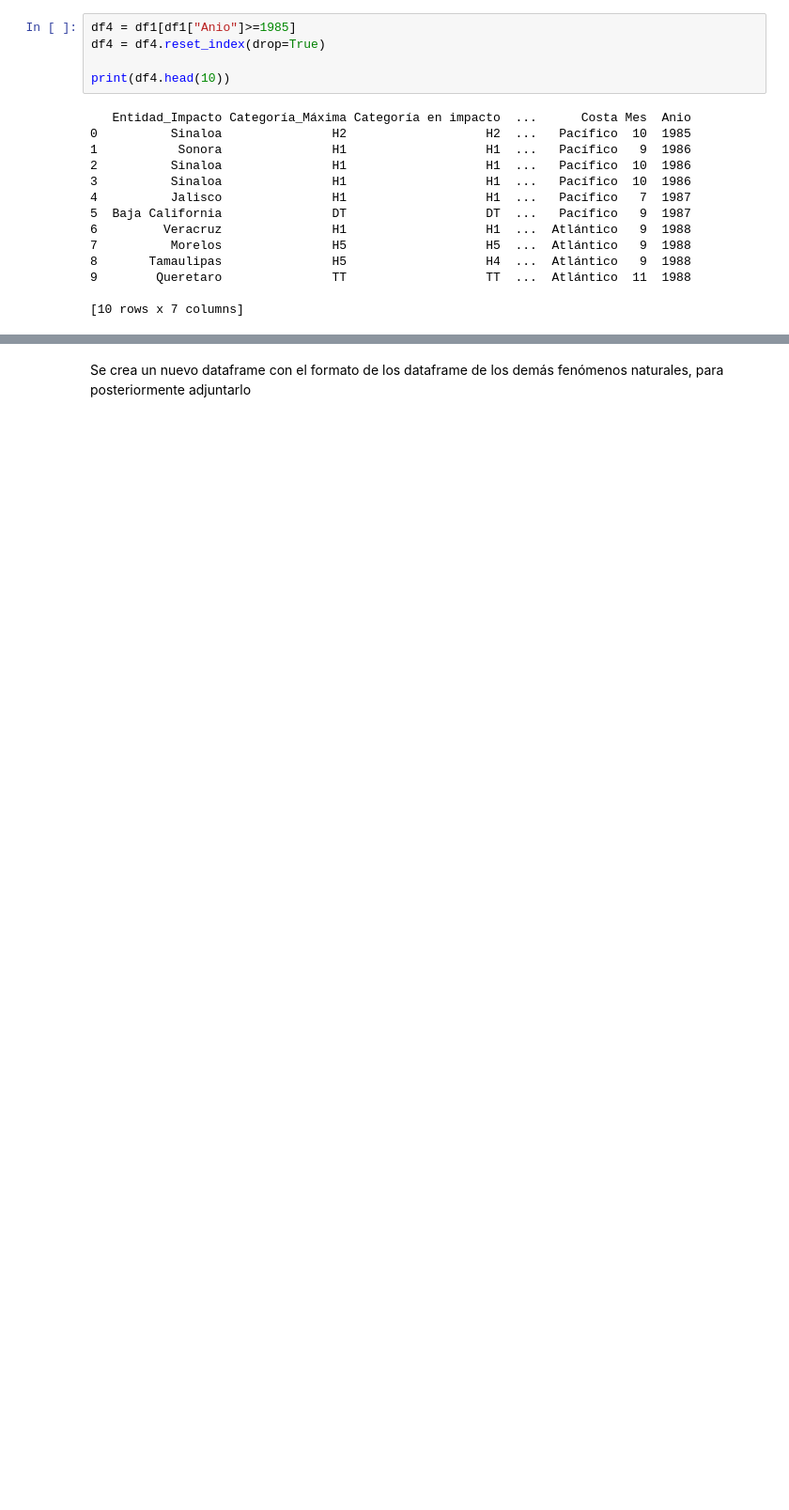
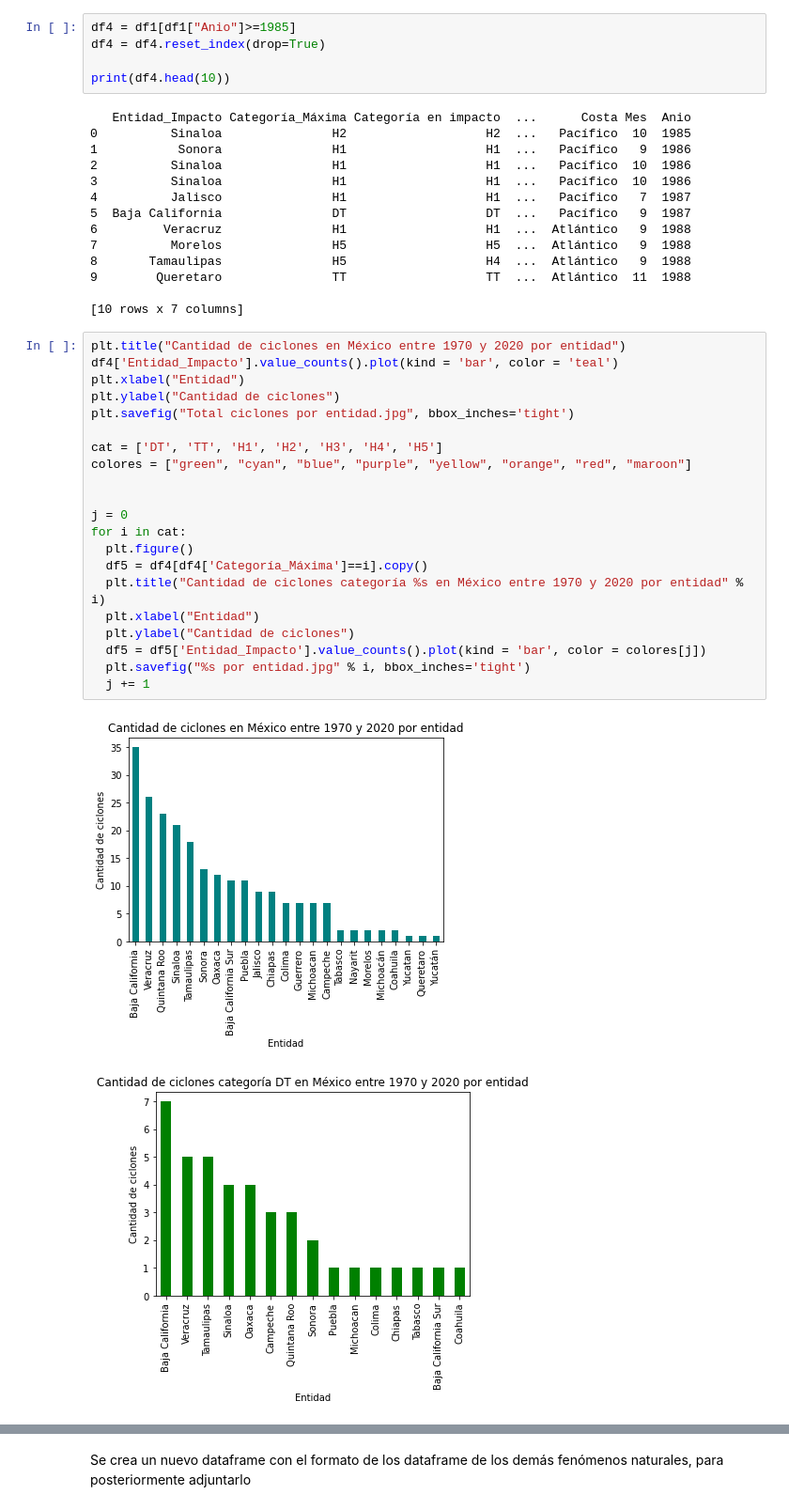
Before and after one commit to AdrianDiazGaxiola/Proyecto-Final, a Jupyter notebook: Ciclones.ipynb, the cells around one changed output, grey strips where cells are left out. Shown at 94% size. Saved outputs shown, nothing was run; the diff lists cells and outputs as text; blank space fills up the shorter version.

```diff
--- a/Ciclones.ipynb
+++ b/Ciclones.ipynb
@@ -264,3 +244,27 @@ print(df4.head(10))
 9        Queretaro               TT                   TT  ...  Atlántico  11  1988
 
 [10 rows x 7 columns]
+# %%
+plt.title("Cantidad de ciclones en México entre 1970 y 2020 por entidad")
+df4['Entidad_Impacto'].value_counts().plot(kind = 'bar', color = 'teal')
+plt.xlabel("Entidad")
+plt.ylabel("Cantidad de ciclones")
+plt.savefig("Total ciclones por entidad.jpg", bbox_inches='tight')
+
+cat = ['DT', 'TT', 'H1', 'H2', 'H3', 'H4', 'H5']
+colores = ["green", "cyan", "blue", "purple", "yellow", "orange", "red", "maroon"]
+
+
+j = 0
+for i in cat:
+  plt.figure()
+  df5 = df4[df4['Categoría_Máxima']==i].copy()
+  plt.title("Cantidad de ciclones categoría %s en México entre 1970 y 2020 por entidad" % i)
+  plt.xlabel("Entidad")
+  plt.ylabel("Cantidad de ciclones")
+  df5 = df5['Entidad_Impacto'].value_counts().plot(kind = 'bar', color = colores[j])
+  plt.savefig("%s por entidad.jpg" % i, bbox_inches='tight')
+  j += 1
+# %% [output]
+[figure, added]
+[figure, added]
```
Also changed, not shown: parts of 16 cells of this notebook.
